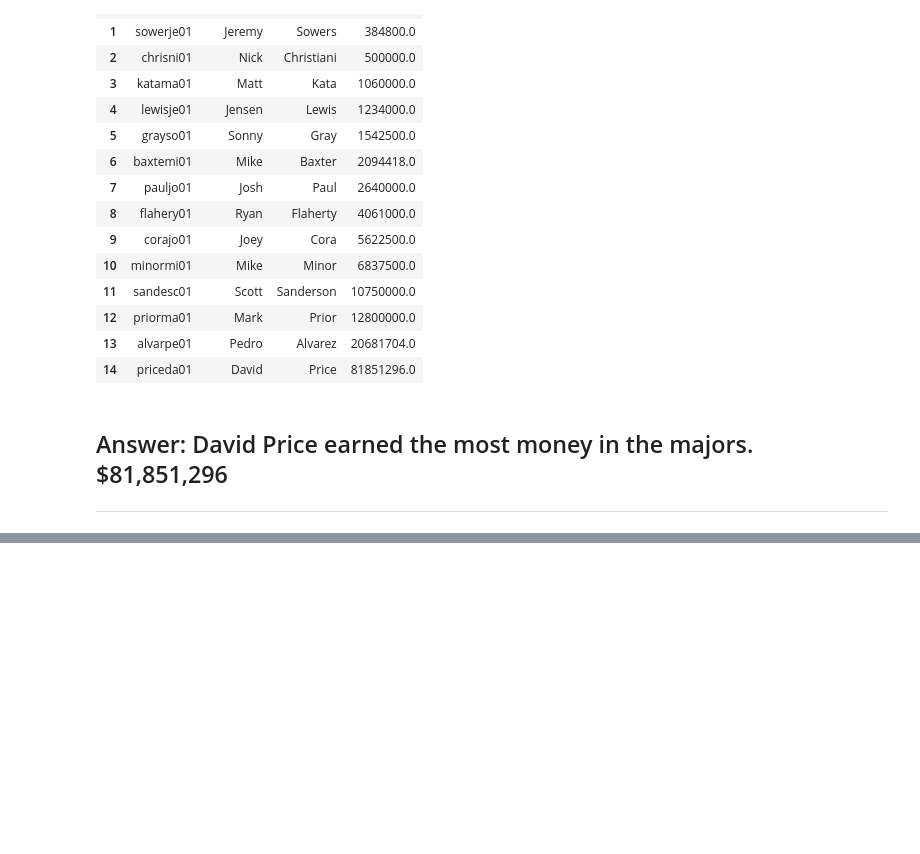
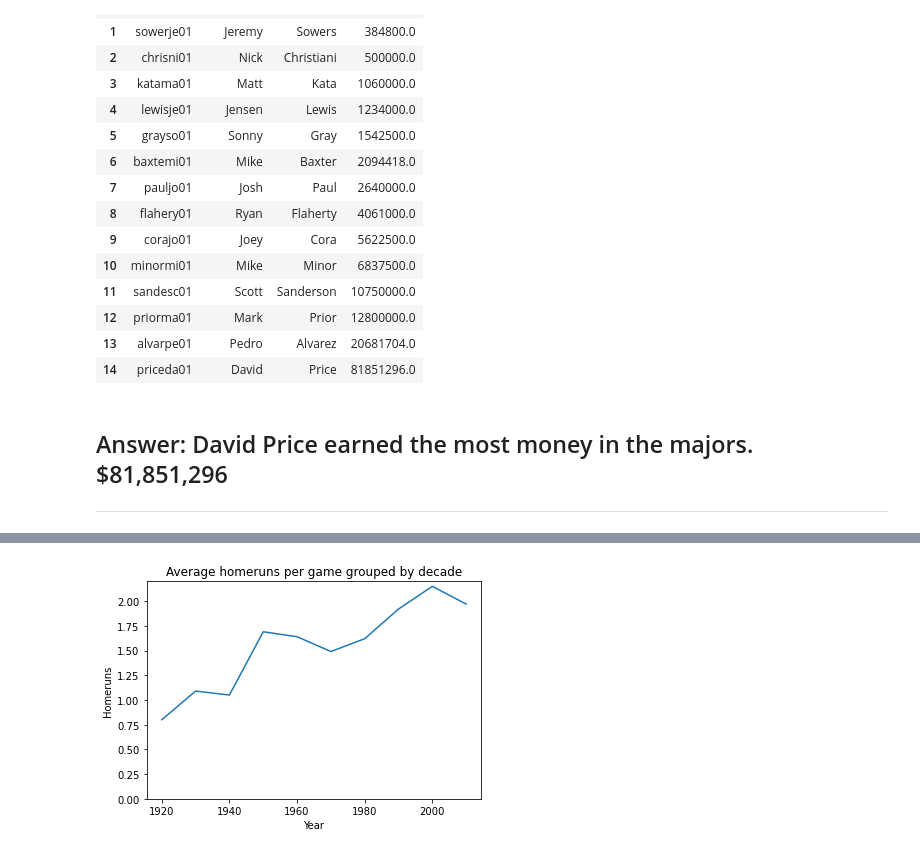
Before and after one commit to seiberttregoning/lahman-baseball-again, a Jupyter notebook: Questions_and_Answers.ipynb, the cells around one changed output, grey strips where cells are left out. Saved outputs shown, nothing was run; the diff lists cells and outputs as text; code cells hidden in the pictures; blank space fills up the shorter version.

```diff
--- a/Questions_and_Answers.ipynb
+++ b/Questions_and_Answers.ipynb
@@ -185,0 +262,9 @@ vandy_salaries
+# %%
+plt.plot(decade_group.decade, decade_group.hr_per_game)
+plt.xlabel('Year')
+plt.ylabel('Homeruns')
+plt.ylim(0, 2.2)
+plt.title('Average homeruns per game grouped by decade')
+plt.show()
+# %% [output]
+[figure, added]
```
Also changed, not shown: parts of 74 cells of this notebook.
